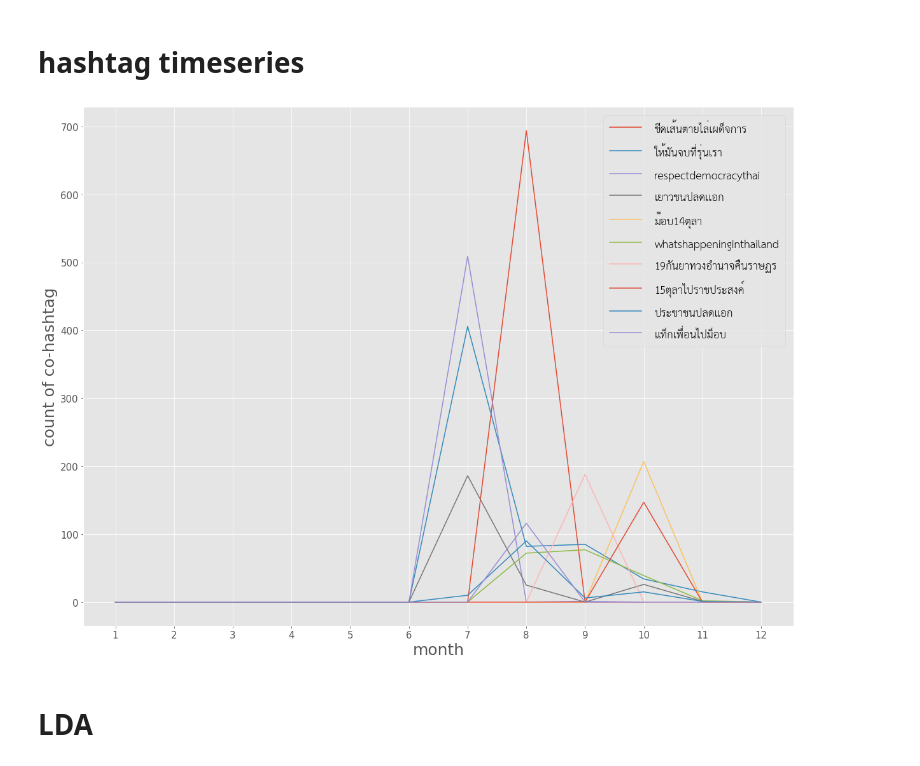
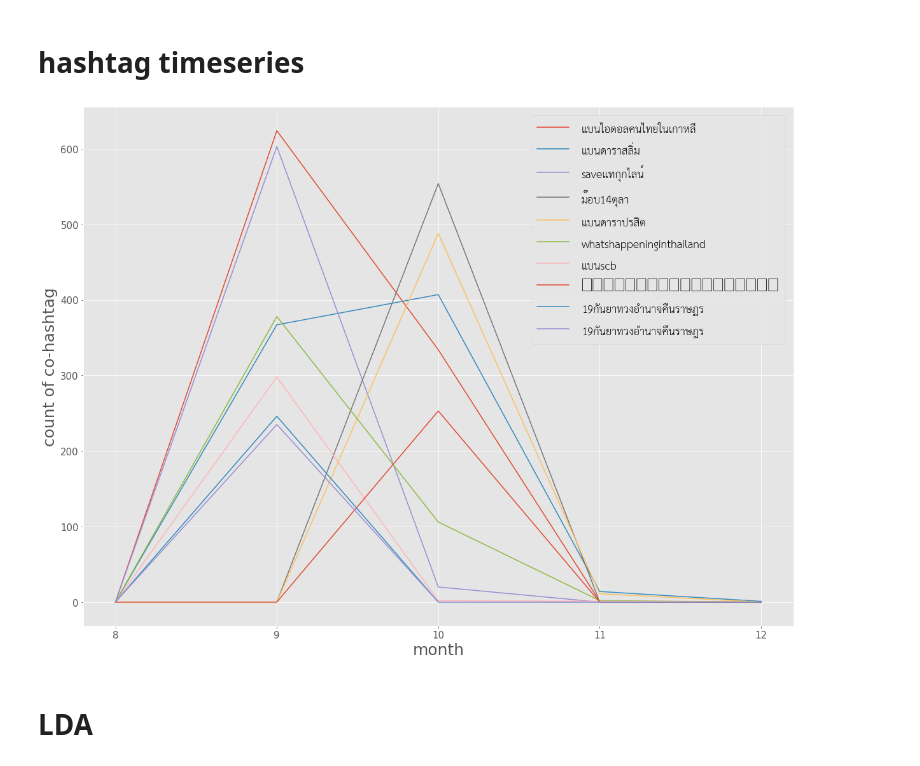
Before and after one commit to nozomiyamada/twitter_analysis, a Jupyter notebook: _campaign.ipynb, the cells around one changed output. Drawn from its saved outputs; the diff is of its cells as text; code cells hidden in the pictures.

```diff
--- a/_campaign.ipynb
+++ b/_campaign.ipynb
@@ -86,7 +88,11 @@ def timerange_day(df):
 ให้มันจบที่รุ่นเรา.json
 ให้มันจบที่รุ่นเรา_tokenized.json
 # %%
-filename = 'tweets/แฮมทาโร่.json'
-filename = 'tweets/ม็อบมุ้งมิ้ง.json'
-#filename = 'tweets/ให้มันจบที่รุ่นเรา.json'
+#filename = 'tweets/แฮมทาโร่.json'
+#filename = 'tweets/ม็อบมุ้งมิ้ง.json'
+#filename = 'tweets/เว้นเซเว่นทุกwednesday.json'
+filename = 'tweets/แบนแทกุกไลน์.json'
 num = 20
+
+hashtag = filename.split('/')[-1].split('.')[0]
+print(hashtag)
@@ -126,7 +155,10 @@ df[column].to_csv(filename.replace('.json','.csv'), index=False)
 # %% [markdown]
 # frequent hashtag & cooccurent words
 # %%
-df = pd.read_json(filename.replace('.json','_tokenized.json'))
+f = filename.replace('.json','_tokenized.json')  # all tweets
+#f = filename.replace('.json','_hashtag_tokenized.json')   # only hashtag
+
+df = pd.read_json(f)
 
 
 ##### hashtags #####
@@ -185,3 +216,0 @@ for tag, c, in hashtag_counter.most_common(num):
-# %%
-df = df.reset_index(drop=True)
-df
@@ -204,31 +219,31 @@ df
 # %%
 ### plot time series ###
 
-start_m = 1
+start_m = 8
 xs = list(range(start_m, 13))
 
 fig = plt.figure(figsize=(20,15))
 
 for tag, count in tqdm(hashtag_counter.most_common(11)[1:]): # exclude original hashtag
     counts = []
     for m in range(start_m, 13):
         count = 0
         thismonth_df = df[df.date.dt.month == m]
         for i, row in thismonth_df.iterrows():
             if tag in row['hashtags']:
                 count += 1
         counts.append(count)
 
     plt.plot(xs, counts, label=tag)
 
 plt.xticks(xs, size=15)
 plt.yticks(size=15)
 plt.legend(prop=font_label)
 plt.xlabel('month', size=25)
 plt.ylabel('count of co-hashtag', size=25)
 plt.show()
 # %% [output]
-[figure, old version]
+[figure, new version]
 # %% [markdown]
 # LDA
 # %%
```
Also changed, not shown: parts of 16 cells of this notebook, 8 other files.
